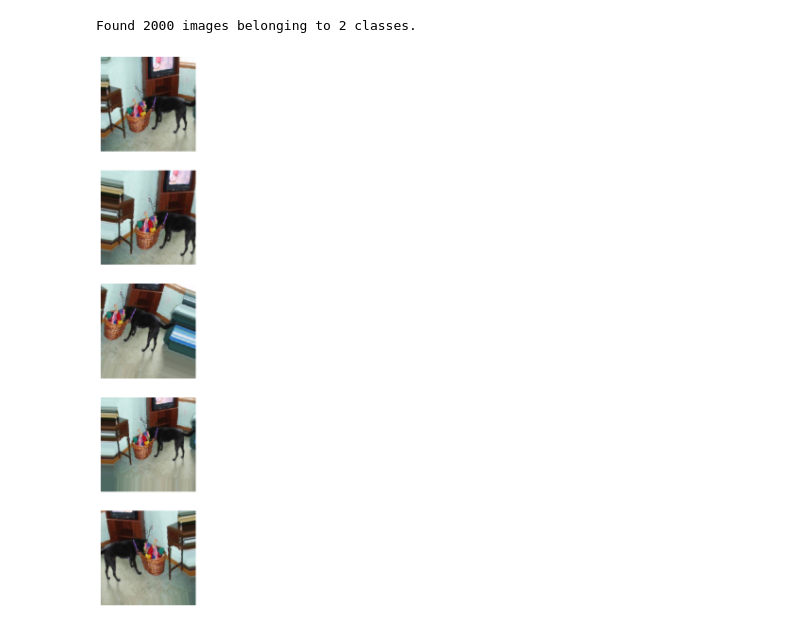
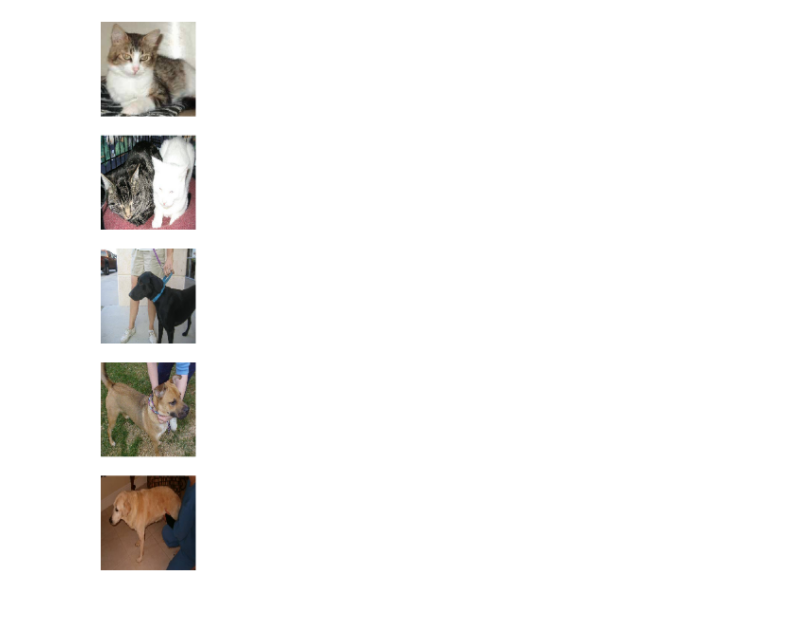
Before and after one commit to techwack/cat-dog-image-classification, a Jupyter notebook: fcc_cat_dog.ipynb, the cells around one changed output. Saved outputs shown, nothing was run; the diff lists cells and outputs as text; code cells hidden in the pictures.

```diff
--- a/fcc_cat_dog.ipynb
+++ b/fcc_cat_dog.ipynb
@@ -117,13 +92,15 @@ train_image_generator = ImageDataGenerator(
+# %%
+# 5
+train_image_generator = None
+# %% [output]
+[figure, added]
 # %%
-train_data_gen = train_image_generator.flow_from_directory(
-    batch_size=batch_size,
-    directory=train_dir,
-    target_size=(IMG_HEIGHT, IMG_WIDTH),
-    class_mode='binary')
+# 6
+train_data_gen = train_image_generator.flow_from_directory(batch_size=batch_size,
+                                                     directory=train_dir,
+                                                     target_size=(IMG_HEIGHT, IMG_WIDTH),
+                                                     class_mode='binary')
 
 augmented_images = [train_data_gen[0][0][0] for i in range(5)]
 
 plotImages(augmented_images)
-# %% [output]
-Found 2000 images belonging to 2 classes.
-[figure, removed]
```
Also changed, not shown: parts of 18 cells of this notebook.
